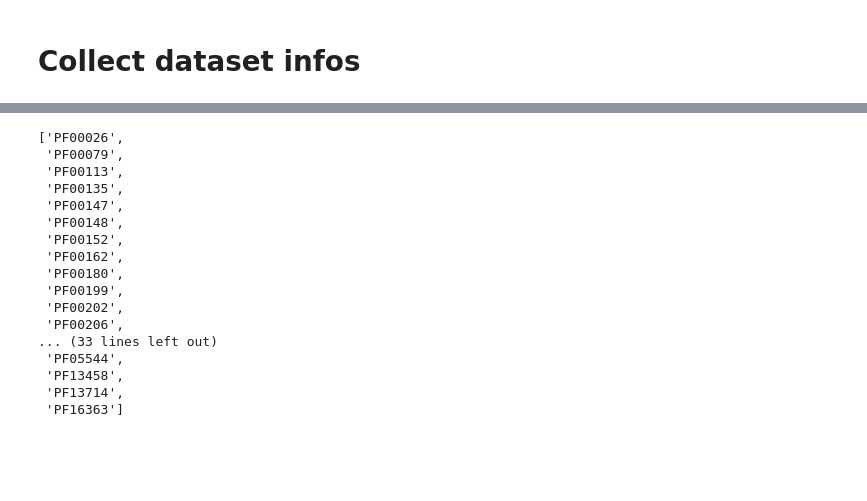
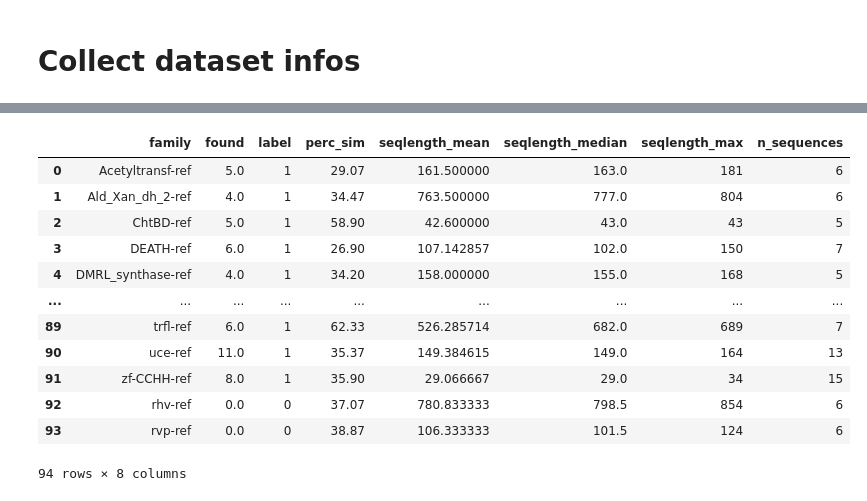
Before and after one commit to luisas/get_structures, a Jupyter notebook: notebook/check_retrieved_structures.ipynb, the cells around one changed output, grey strips where cells are left out. Cells and saved outputs as stored; diff of their text form; code cells hidden in the pictures; blank space fills up the shorter version.

```diff
--- a/notebook/check_retrieved_structures.ipynb
+++ b/notebook/check_retrieved_structures.ipynb
@@ -37,24 +53,20 @@ hits_1 = get_hits_summary(os.path.join(outdir, "SEARCH/filter/0.99_1/*.m8"),   l
 hits_1_summary = hits_1.merge(families, on = "family", how = "outer").fillna(0)
-# %%
-hits_1_summary[hits_1_summary.missing == 0].family.tolist()
-# %% [output]
-['PF00026',
- 'PF00079',
- 'PF00113',
- 'PF00135',
- 'PF00147',
- 'PF00148',
- 'PF00152',
- 'PF00162',
- 'PF00180',
- 'PF00199',
- 'PF00202',
- 'PF00206',
-... (33 lines left out)
- 'PF05544',
- 'PF13458',
- 'PF13714',
- 'PF16363']
+# %%
+hits_1_summary
+# %% [output]
+|  | family | found | label | perc_sim | seqlength_mean | seqlength_median | seqlength_max | n_sequences |
+| 0 | Acetyltransf-ref | 5.0 | 1 | 29.07 | 161.500000 | 163.0 | 181 | 6 |
+| 1 | Ald_Xan_dh_2-ref | 4.0 | 1 | 34.47 | 763.500000 | 777.0 | 804 | 6 |
+| 2 | ChtBD-ref | 5.0 | 1 | 58.90 | 42.600000 | 43.0 | 43 | 5 |
+| 3 | DEATH-ref | 6.0 | 1 | 26.90 | 107.142857 | 102.0 | 150 | 7 |
+| 4 | DMRL_synthase-ref | 4.0 | 1 | 34.20 | 158.000000 | 155.0 | 168 | 5 |
+| ... | ... | ... | ... | ... | ... | ... | ... | ... |
+| 89 | trfl-ref | 6.0 | 1 | 62.33 | 526.285714 | 682.0 | 689 | 7 |
+| 90 | uce-ref | 11.0 | 1 | 35.37 | 149.384615 | 149.0 | 164 | 13 |
+| 91 | zf-CCHH-ref | 8.0 | 1 | 35.90 | 29.066667 | 29.0 | 34 | 15 |
+| 92 | rhv-ref | 0.0 | 0 | 37.07 | 780.833333 | 798.5 | 854 | 6 |
+| 93 | rvp-ref | 0.0 | 0 | 38.87 | 106.333333 | 101.5 | 124 | 6 |
+94 rows × 8 columns
 # %%
 hits = hits_1_summary
 hits["missing"] = hits.n_sequences- hits.found
```
Also changed, not shown: parts of 8 cells of this notebook, 10 other files.
